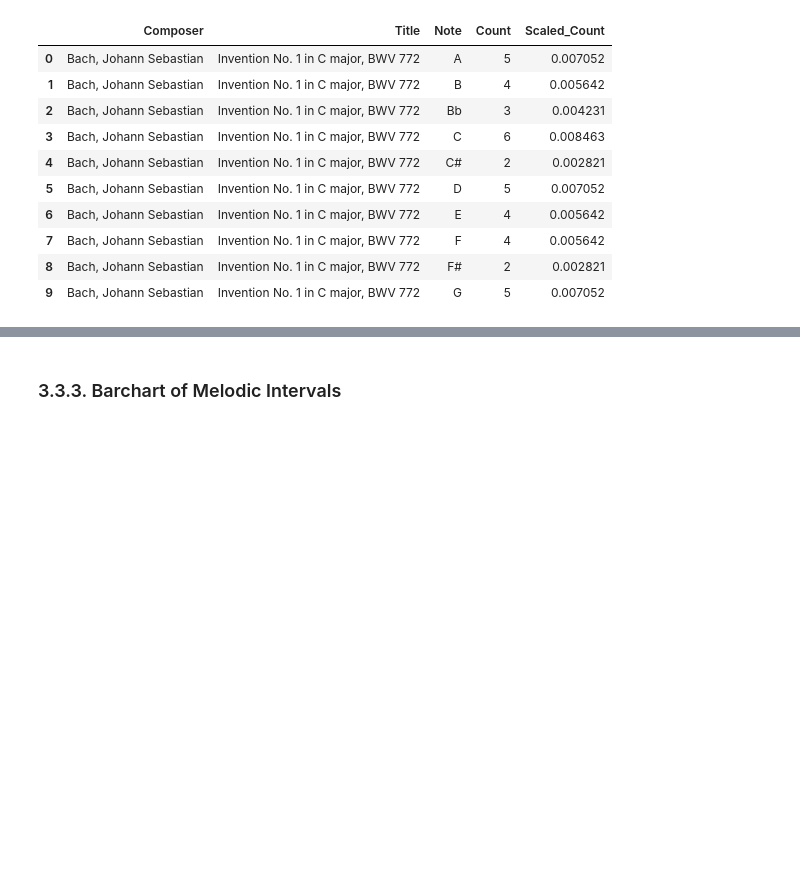
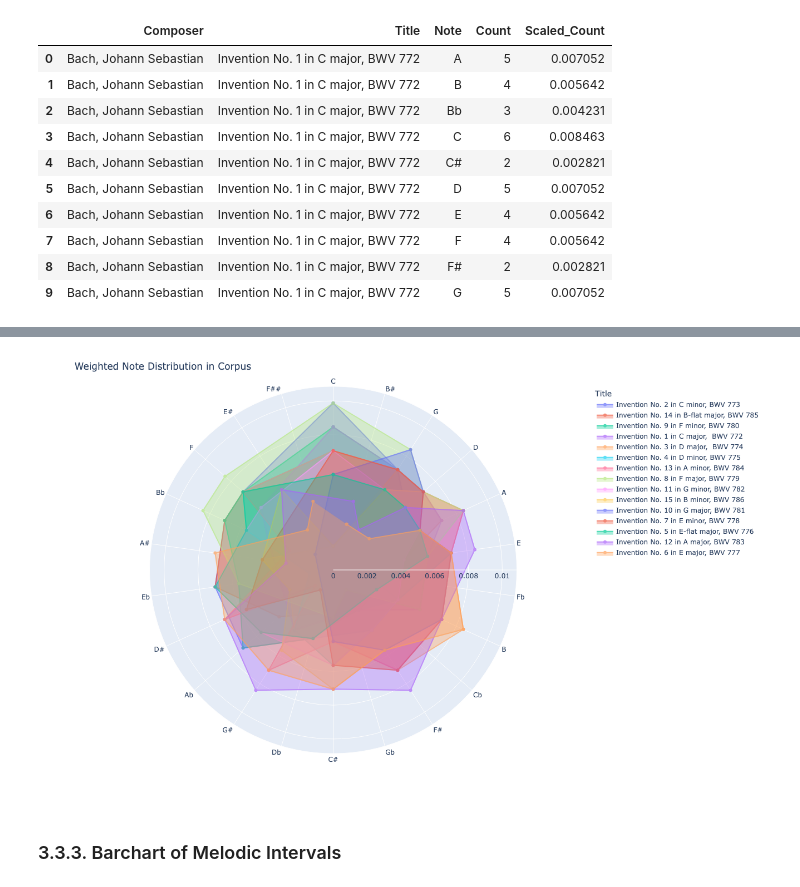
Before and after one commit to RichardFreedman/Encoding_Music_Notebooks_Data, a Jupyter notebook: 08_CRIM_Intervals_Duos.ipynb, the cells around one changed output, grey strips where cells are left out. Saved outputs shown, nothing was run; the diff lists cells and outputs as text; code cells hidden in the pictures; blank space fills up the shorter version.

```diff
--- a/08_CRIM_Intervals_Duos.ipynb
+++ b/08_CRIM_Intervals_Duos.ipynb
@@ -838,3 +857,10 @@ corpus_note_counts_grouped.head(10)
 | 7 | Bach, Johann Sebastian | Invention No. 1 in C major, BWV 772 | F | 4 | 0.005642 |
 | 8 | Bach, Johann Sebastian | Invention No. 1 in C major, BWV 772 | F# | 2 | 0.002821 |
 | 9 | Bach, Johann Sebastian | Invention No. 1 in C major, BWV 772 | G | 5 | 0.007052 |
+# %%
+# categorical sorting:  'fifths' or 'chromatic'
+pitch_class_order = fifths
+
+corpus_note_counts_grouped['Note'] = pd.Categorical(corpus_note_counts_grouped['Note'], categories=pitch_class_order, ordered=True)
+corpus_note_counts_grouped_sorted = corpus_note_counts_grouped.sort_values('Note').reset_index(drop=True)
+corpus_note_counts_grouped_sorted
@@ -841,17 +881,17 @@ corpus_note_counts_grouped.head(10)
 # %%
 
-titles = corpus_note_counts_grouped['Title'].unique()
+titles = corpus_note_counts_grouped_sorted['Title'].unique()
 fig = px.line_polar(
-    corpus_note_counts_grouped,
+    corpus_note_counts_grouped_sorted,
     r='Scaled_Count',
     theta='Note',
     color='Title',
     line_close=True,
-    range_r=[0, corpus_note_counts_grouped['Scaled_Count'].max() * 1.1],
+    range_r=[0, corpus_note_counts_grouped_sorted['Scaled_Count'].max() * 1.1],
     markers=True,
     height=800,
     width=800,
-    category_orders={'Note': pitch_class_order}
+    category_orders={'Note': fifths}
 )
 fig.update_traces(fill='toself',
                 mode='markers+lines',
@@ -869,3 +908,4 @@ fig.show()
+[figure, added]
 # %% [markdown]
 ### 3.3.3. Barchart of Melodic Intervals
 # %%
```
Also changed, not shown: parts of 9 cells of this notebook, 2 other files.
